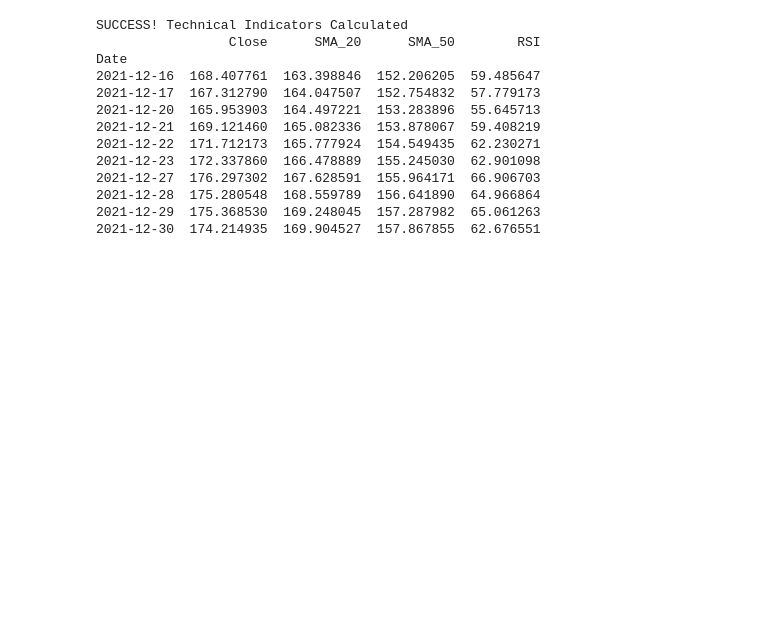
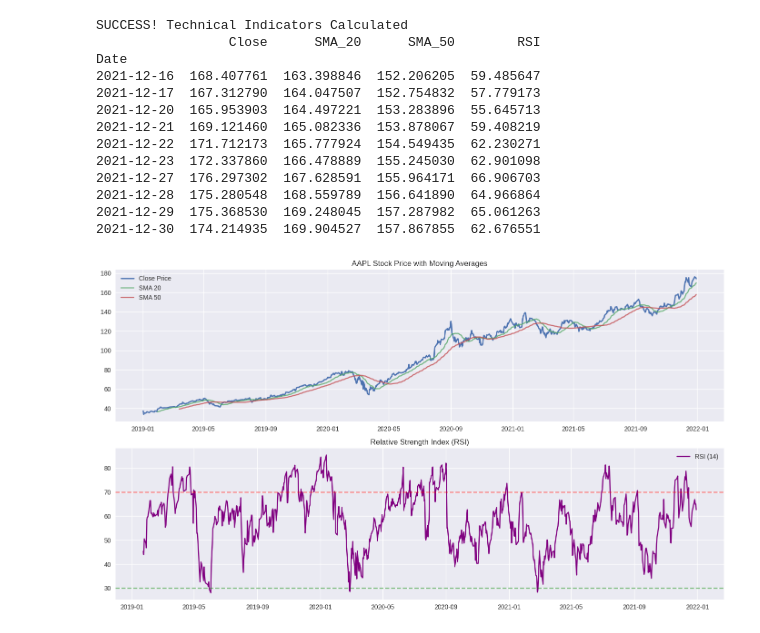
Before and after one commit to Sumeyahassen/news-sentiment-analysis, a Jupyter notebook: notebooks/task2_technical_indicators.ipynb, the cells around one changed output. Drawn from its saved outputs; the diff is of its cells as text; code cells hidden in the pictures; blank space fills up the shorter version.

Commit message:
visualized data

```diff
--- a/notebooks/task2_technical_indicators.ipynb
+++ b/notebooks/task2_technical_indicators.ipynb
@@ -198,3 +198,32 @@ Date
 2021-12-28  175.280548  168.559789  156.641890  64.966864
 2021-12-29  175.368530  169.248045  157.287982  65.061263
 2021-12-30  174.214935  169.904527  157.867855  62.676551
+# %%
+# ======================
+# 3. Visualizations
+# ======================
+
+# Plot 1: Price + Moving Averages
+plt.figure(figsize=(14, 8))
+
+plt.subplot(2, 1, 1)
+plt.plot(df.index, df['Close'], label='Close Price', linewidth=2)
+plt.plot(df.index, df['SMA_20'], label='SMA 20', alpha=0.8)
+plt.plot(df.index, df['SMA_50'], label='SMA 50', alpha=0.8)
+plt.title('AAPL Stock Price with Moving Averages')
+plt.legend()
+plt.grid(True)
+
+# Plot 2: RSI
+plt.subplot(2, 1, 2)
+plt.plot(df.index, df['RSI'], label='RSI (14)', color='purple')
+plt.axhline(70, color='red', linestyle='--', alpha=0.5)
+plt.axhline(30, color='green', linestyle='--', alpha=0.5)
+plt.title('Relative Strength Index (RSI)')
+plt.legend()
+plt.grid(True)
+
+plt.tight_layout()
+plt.show()
+# %% [output]
+[figure, added]
```
